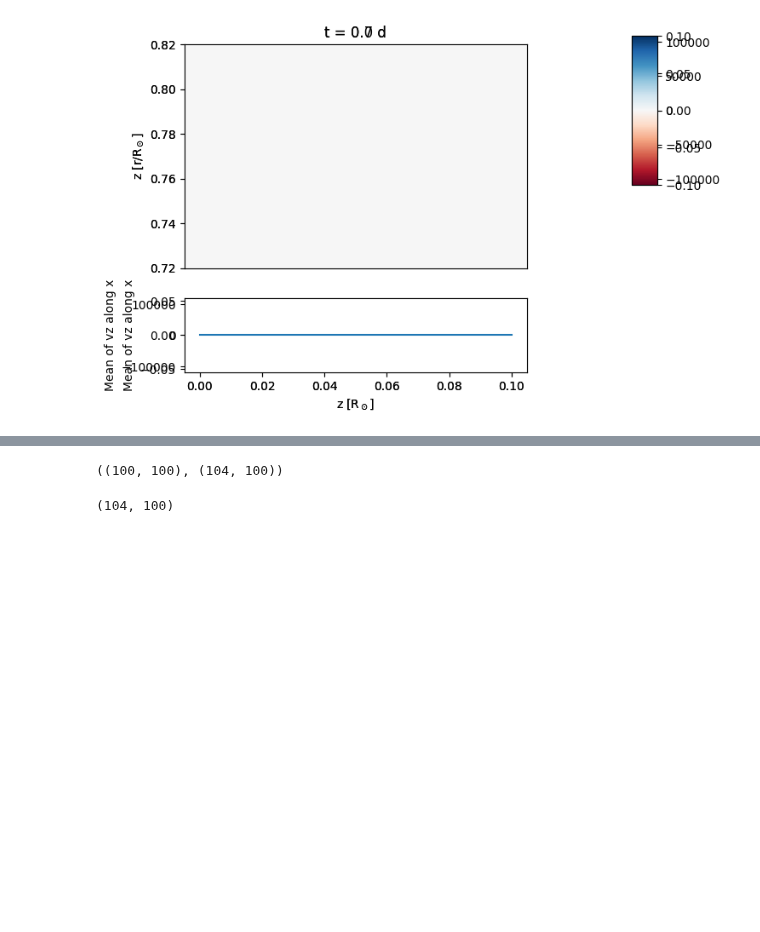
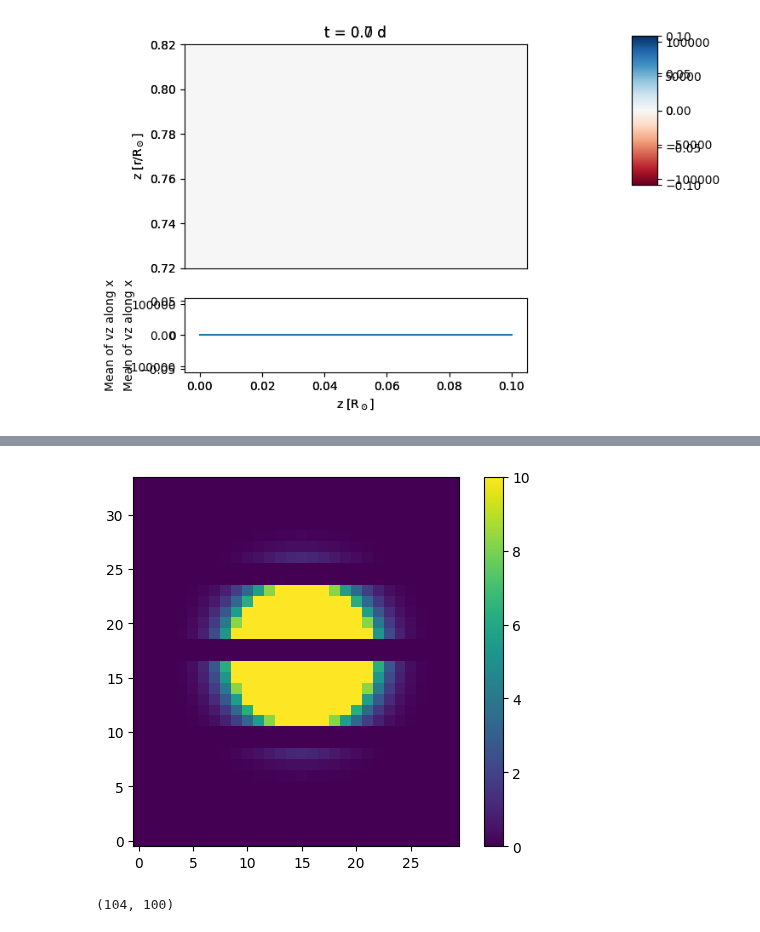
Before and after one commit to tabjone/2DHDCZ, a Jupyter notebook: visualisation/Visualise_foreground.ipynb, the cells around one changed output, grey strips where cells are left out. Saved outputs shown, nothing was run; the diff lists cells and outputs as text; code cells hidden in the pictures; blank space fills up the shorter version.

```diff
--- a/visualisation/Visualise_foreground.ipynb
+++ b/visualisation/Visualise_foreground.ipynb
@@ -459,13 +479,14 @@ def get_total_var(snap, var_name, n_procs, folder):
 # %%
-total_var, t = get_total_var(0, "p1", n_procs, folder_mpi)
+n_procs = 4
+folder_mpi = "../data/test_update_100_mpi/"
 
-variables, info = read_fg("{}snap{}.h5".format(folder_no_mpi,0))
+total_var, t = get_total_var(0, "s1", n_procs, folder_mpi)
 
-single_var = variables['p1']
-
-total_var.shape, single_var.shape
+plt.imshow(total_var, vmin=0, vmax = 10, origin='lower')
+plt.colorbar()
+plt.show()
 # %% [output]
-((100, 100), (104, 100))
+[figure, added]
 # %%
 var_name = "p1"
 
```
Also changed, not shown: parts of 2 cells of this notebook, 24 other files.
